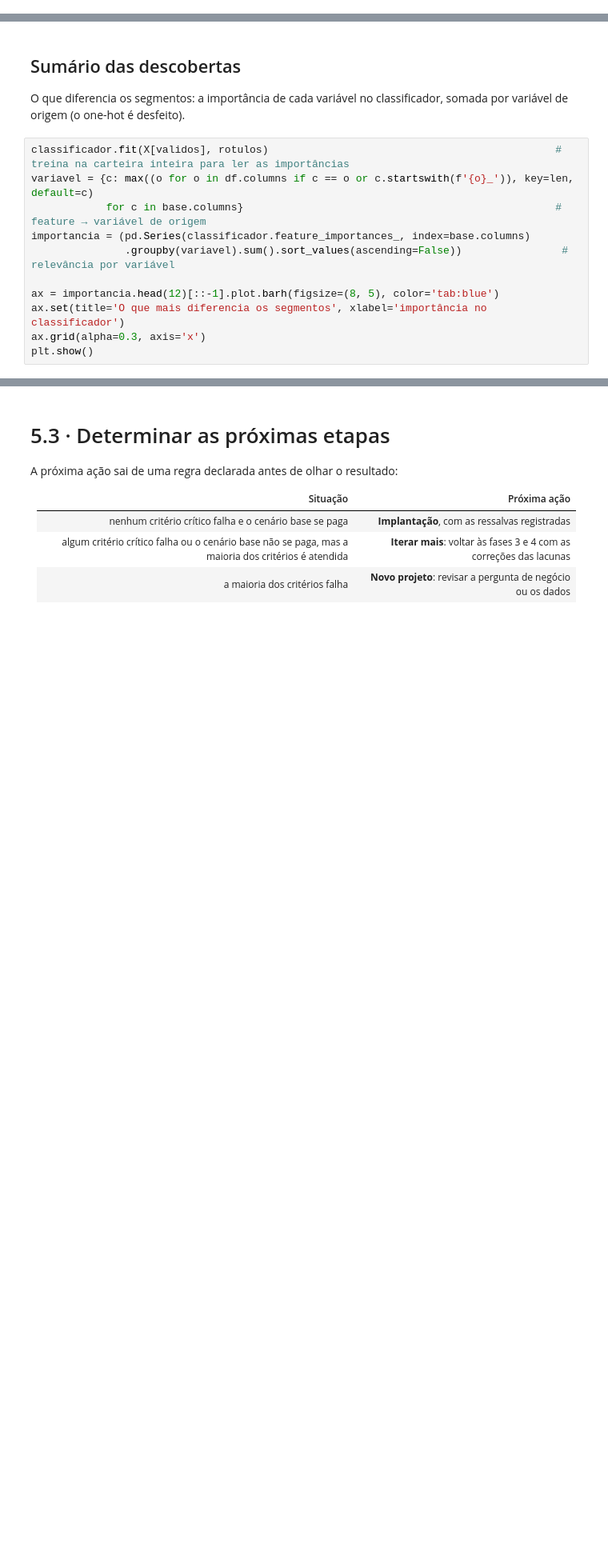
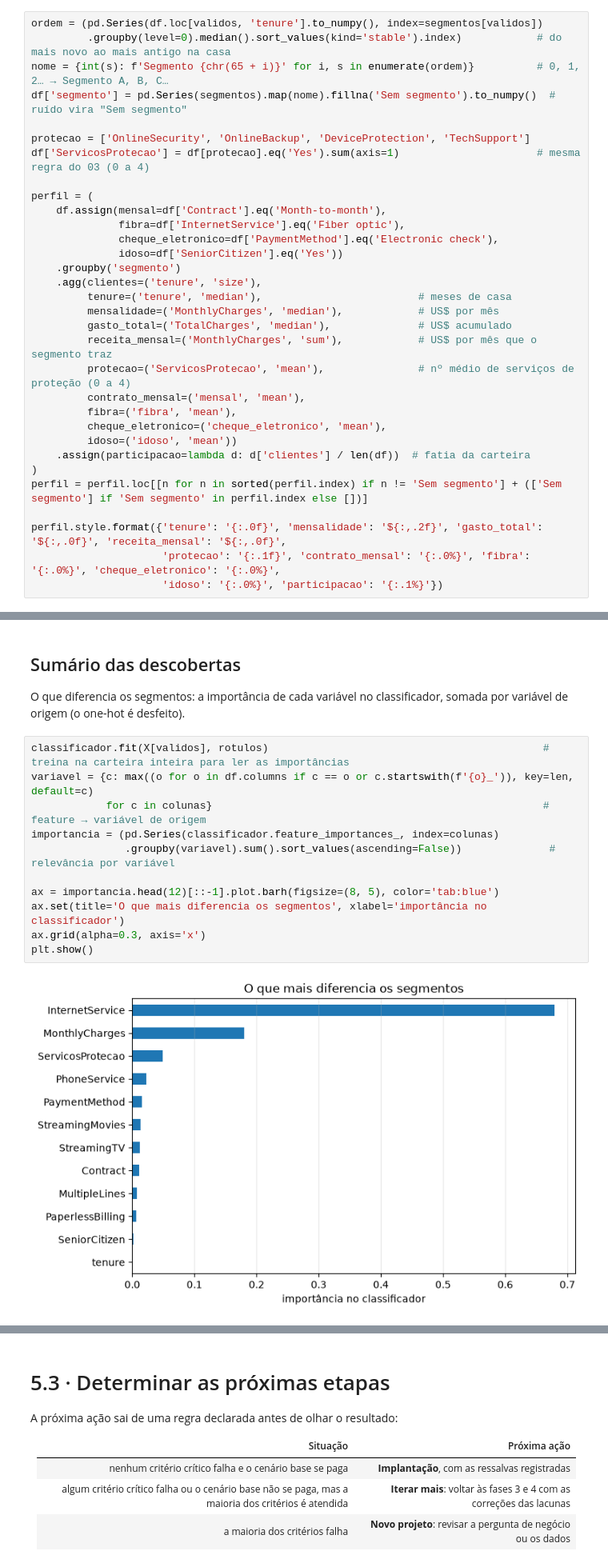
Before and after one commit to stevens-castro/projeto-retencao-clientes-telecom, a Jupyter notebook: notebooks/05-avaliacao.ipynb, the cells around one changed output, grey strips where cells are left out. Shown at 80% size. Saved outputs shown, nothing was run; the diff lists cells and outputs as text; blank space fills up the shorter version.

```diff
--- a/notebooks/05-avaliacao.ipynb
+++ b/notebooks/05-avaliacao.ipynb
@@ -97,0 +96,32 @@ perfil.style.format({'vgv': '${:,.0f}', 'preco_venda': '${:,.0f}', 'area_habitav
+# %%
+ordem = (pd.Series(df.loc[validos, 'tenure'].to_numpy(), index=segmentos[validos])
+         .groupby(level=0).median().sort_values(kind='stable').index)            # do mais novo ao mais antigo na casa
+nome = {int(s): f'Segmento {chr(65 + i)}' for i, s in enumerate(ordem)}          # 0, 1, 2… → Segmento A, B, C…
+df['segmento'] = pd.Series(segmentos).map(nome).fillna('Sem segmento').to_numpy()  # ruído vira "Sem segmento"
+
+protecao = ['OnlineSecurity', 'OnlineBackup', 'DeviceProtection', 'TechSupport']
+df['ServicosProtecao'] = df[protecao].eq('Yes').sum(axis=1)                      # mesma regra do 03 (0 a 4)
+
+perfil = (
+    df.assign(mensal=df['Contract'].eq('Month-to-month'),
+              fibra=df['InternetService'].eq('Fiber optic'),
+              cheque_eletronico=df['PaymentMethod'].eq('Electronic check'),
+              idoso=df['SeniorCitizen'].eq('Yes'))
+    .groupby('segmento')
+    .agg(clientes=('tenure', 'size'),
+         tenure=('tenure', 'median'),                         # meses de casa
+         mensalidade=('MonthlyCharges', 'median'),            # US$ por mês
+         gasto_total=('TotalCharges', 'median'),              # US$ acumulado
+         receita_mensal=('MonthlyCharges', 'sum'),            # US$ por mês que o segmento traz
+         protecao=('ServicosProtecao', 'mean'),               # nº médio de serviços de proteção (0 a 4)
+         contrato_mensal=('mensal', 'mean'),
+         fibra=('fibra', 'mean'),
+         cheque_eletronico=('cheque_eletronico', 'mean'),
+         idoso=('idoso', 'mean'))
+    .assign(participacao=lambda d: d['clientes'] / len(df))  # fatia da carteira
+)
+perfil = perfil.loc[[n for n in sorted(perfil.index) if n != 'Sem segmento'] + (['Sem segmento'] if 'Sem segmento' in perfil.index else [])]
+
+perfil.style.format({'tenure': '{:.0f}', 'mensalidade': '${:,.2f}', 'gasto_total': '${:,.0f}', 'receita_mensal': '${:,.0f}',
+                     'protecao': '{:.1f}', 'contrato_mensal': '{:.0%}', 'fibra': '{:.0%}', 'cheque_eletronico': '{:.0%}',
+                     'idoso': '{:.0%}', 'participacao': '{:.1%}'})
@@ -226,15 +329,17 @@ display(Markdown(
 
 O que diferencia os segmentos: a importância de cada variável no classificador, somada por variável de origem (o one-hot é desfeito).
 # %%
-classificador.fit(X[validos], rotulos)                                              # treina na carteira inteira para ler as importâncias
+classificador.fit(X[validos], rotulos)                                            # treina na carteira inteira para ler as importâncias
 variavel = {c: max((o for o in df.columns if c == o or c.startswith(f'{o}_')), key=len, default=c)
-            for c in base.columns}                                                  # feature → variável de origem
-importancia = (pd.Series(classificador.feature_importances_, index=base.columns)
-               .groupby(variavel).sum().sort_values(ascending=False))                # relevância por variável
+            for c in colunas}                                                     # feature → variável de origem
+importancia = (pd.Series(classificador.feature_importances_, index=colunas)
+               .groupby(variavel).sum().sort_values(ascending=False))              # relevância por variável
 
 ax = importancia.head(12)[::-1].plot.barh(figsize=(8, 5), color='tab:blue')
 ax.set(title='O que mais diferencia os segmentos', xlabel='importância no classificador')
 ax.grid(alpha=0.3, axis='x')
 plt.show()
+# %% [output]
+[figure, added]
 # %%
 descobertas = [
```
Also changed, not shown: parts of 26 cells of this notebook.
